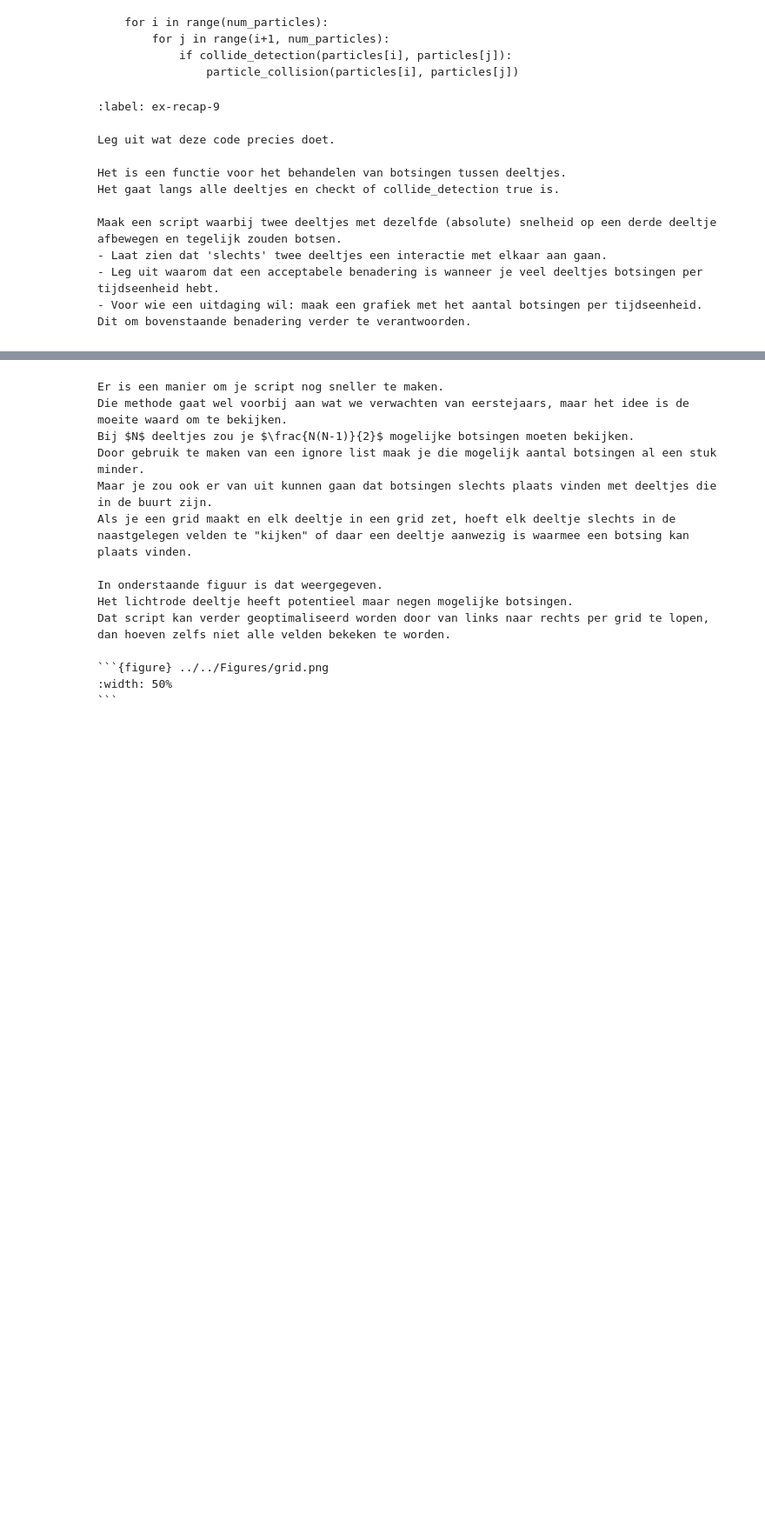
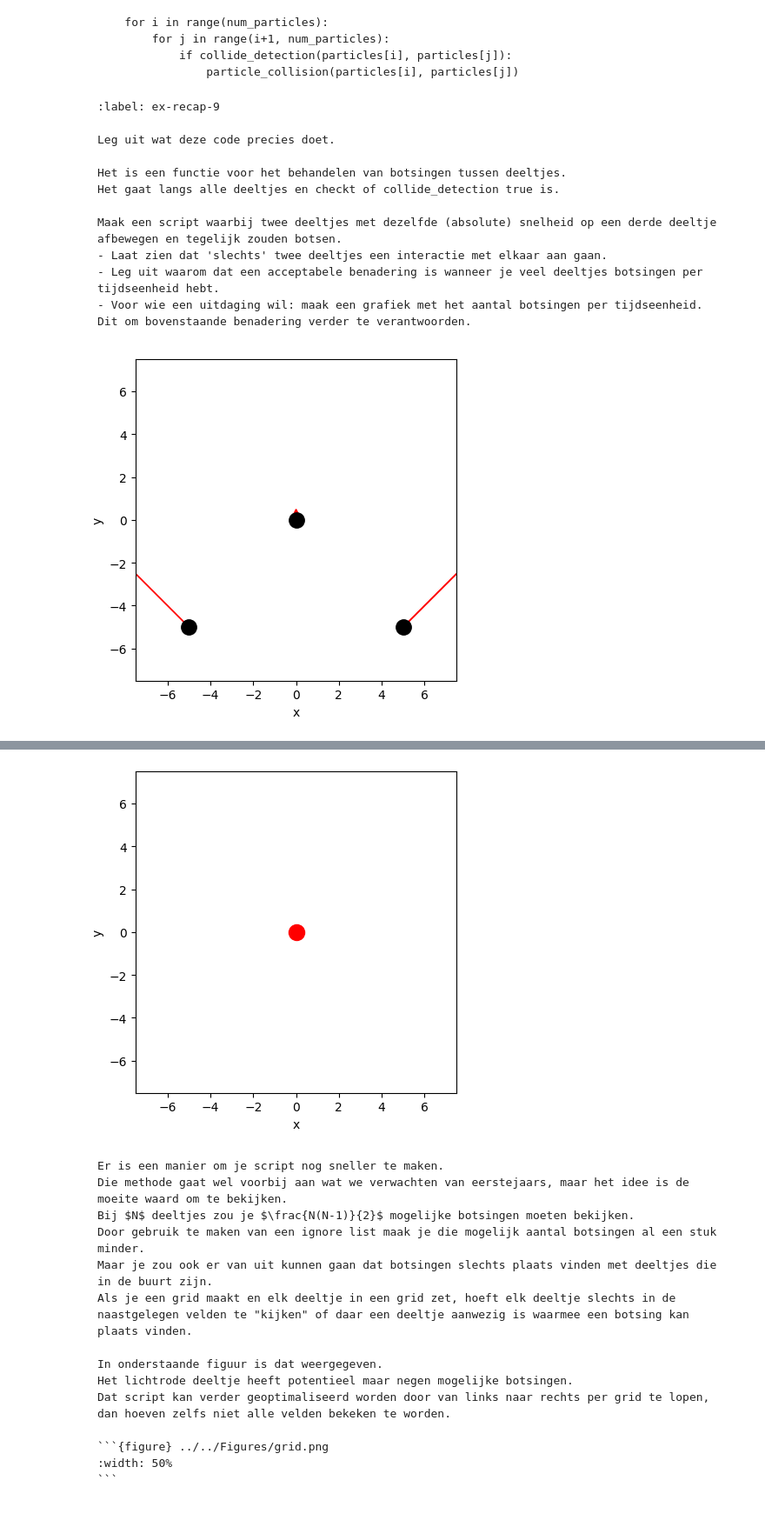
Before and after one commit to BNR33/001TASH, a Jupyter notebook: Content/PySim/3_recap.ipynb, the cells around one changed output, grey strips where cells are left out. Shown at 87% size. Cells and saved outputs as stored; diff of their text form; code cells hidden in the pictures; blank space fills up the shorter version.

`````diff
--- a/Content/PySim/3_recap.ipynb
+++ b/Content/PySim/3_recap.ipynb
@@ -459,67 +459,80 @@ def handle_collisions(particles):
             if collide_detection(particles[i], particles[j]):
                 particle_collision(particles[i], particles[j])
 # %%
-N = 3                      # Aantal deeltjes
-V_0 = 5                 # Startsnelheid van deeltjes (m/s)
-BOX_SIZE_0 = 15             # Hoogte en breedte startvolume (m^2)
-RADIUS = 1             # Straal van moleculen
-DT = 0.1                      # Tijdstap om geen botsing te missen (s)
+import matplotlib.pyplot as plt
+from matplotlib.animation import FuncAnimation
+from IPython.display import HTML
 
+# Parameters
+N = 3
+V_0 = 5
+BOX_SIZE_0 = 15
+RADIUS = 1
+DT = 0.1
+
+# Simple particle class
+class ParticleClass:
+    def __init__(self, m, v, r, R):
+        self.m = m
+        self.v = v  # velocity [vx, vy]
+        self.r = r  # position [x, y]
+        self.R = R
+
+    def __repr__(self):
+        return f"Particle(r={self.r}, v={self.v})"
+
+# Setup
 def create_three_particle_setup(particles):
-    """Maak 3 deeltjes: twee benaderen één van links en rechts"""
     particles.clear()
-
-    # Particle 0: komt van links, beweegt naar rechts
-    particles.append(ParticleClass(m=1.0, v=[5, 5],
-                                   r=[5, -5], R=RADIUS))
-
-    # Particle 1: komt van rechts, beweegt naar links
-    particles.append(ParticleClass(m=1.0, v=[-5, 5],
-                                   r=[-5, -5], R=RADIUS))
-
-    # Particle 2: stilstaand in het midden
-    particles.append(ParticleClass(m=1.0, v=[0.0, 0.0],
-                                   r=[0.0, 0.0], R=RADIUS))
-
-
+    particles.append(ParticleClass(m=1.0, v=[5, 5], r=[5, -5], R=RADIUS))
+    particles.append(ParticleClass(m=1.0, v=[-5, 5], r=[-5, -5], R=RADIUS))
+    particles.append(ParticleClass(m=1.0, v=[0.0, 0.0], r=[0.0, 0.0], R=RADIUS))
 
 particles = []
 create_three_particle_setup(particles)
-for i in range(100):
-    take_time_step(particles)
 
+# Simple time step function (no collisions yet)
+def take_time_step(particles):
+    for p in particles:
+        p.r[0] += p.v[0] * DT
+        p.r[1] += p.v[1] * DT
+
+# Static plot
 plt.figure()
 plt.xlabel('x')
 plt.ylabel('y')
 plt.gca().set_aspect('equal')
 plt.xlim(-BOX_SIZE_0/2, BOX_SIZE_0/2)
 plt.ylim(-BOX_SIZE_0/2, BOX_SIZE_0/2)
 
 for p in particles:
     plt.plot(p.r[0], p.r[1], 'k.', ms=25)
     plt.arrow(p.r[0], p.r[1], p.v[0], p.v[1],
-              head_width=0.05, head_length=0.1, color='red')
+              head_width=0.5, head_length=0.5, color='red')
 plt.show()
 
-from matplotlib.animation import FuncAnimation
-from IPython.display import HTML
-
+# Animation
 fig, ax = plt.subplots()
 ax.set_xlabel('x')
 ax.set_ylabel('y')
 ax.set_xlim(-BOX_SIZE_0/2, BOX_SIZE_0/2)
 ax.set_ylim(-BOX_SIZE_0/2, BOX_SIZE_0/2)
 ax.set_aspect('equal')
-dot, = ax.plot([], [], 'ro', ms=13);
+
+dots, = ax.plot([], [], 'ro', ms=13)
 
 def init():
-    dot.set_data([], [])
-    return dot,
+    dots.set_data([], [])
+    return dots,
 
 def update(frame):
     take_time_step(particles)
-    dot.set_data([p.r[0] for p in particles], [p.r[1] for p in particles])
-    return dot,
+    xs = [p.r[0] for p in particles]
+    ys = [p.r[1] for p in particles]
+    dots.set_data(xs, ys)
+    return dots,
 
 ani = FuncAnimation(fig, update, frames=100, init_func=init, blit=True, interval=50)
 HTML(ani.to_jshtml())
+# %% [output]
+[figure, added]
@@ -526,3 +540,4 @@ HTML(ani.to_jshtml())
+[figure, added]
 # %% [markdown]
 ````{tip} Nog sneller
 Er is een manier om je script nog sneller te maken.
`````
Also changed, not shown: parts of 5 cells of this notebook.
